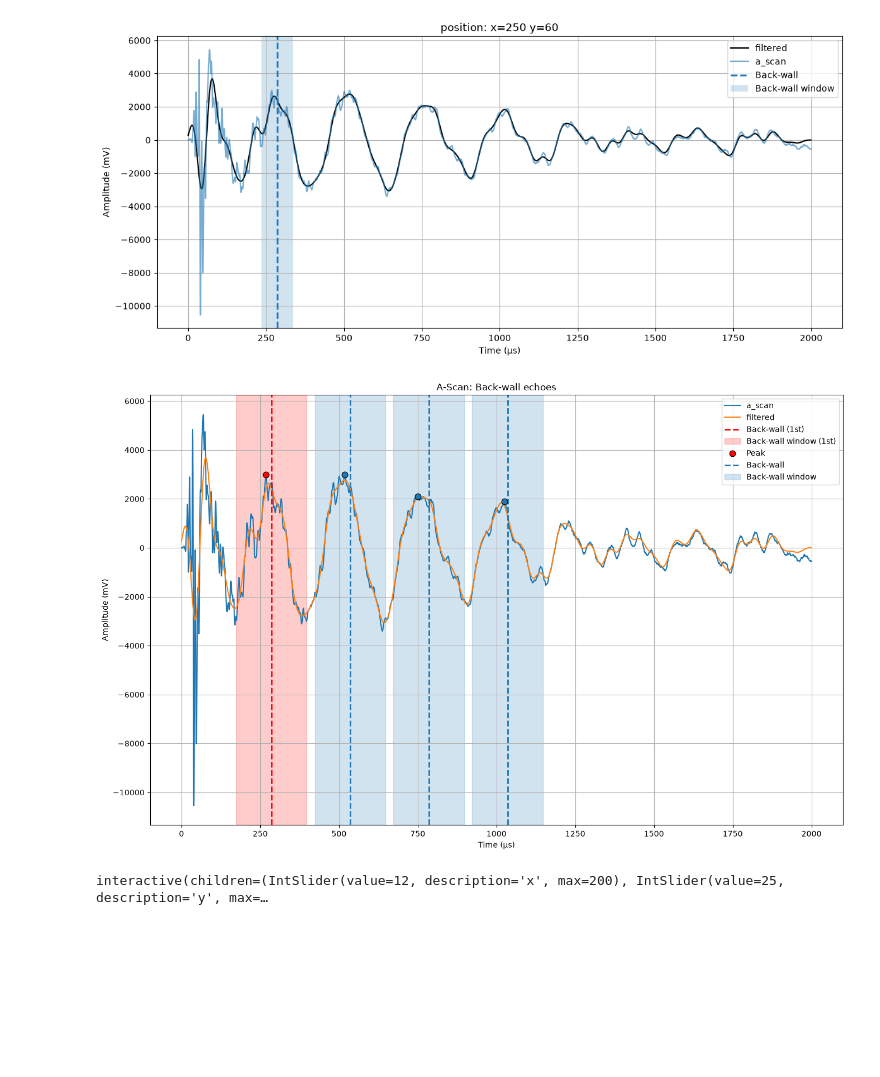
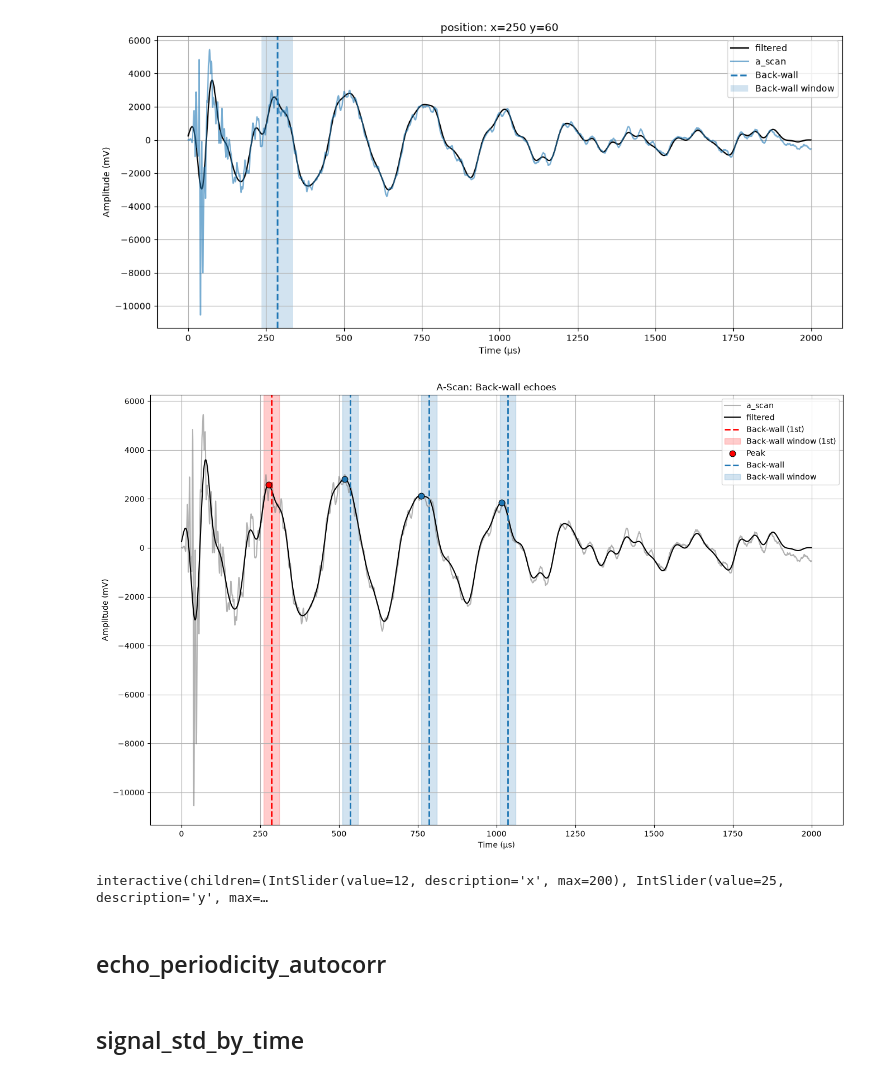
Before and after one commit to amirmuhammadalizade-cloud/UltrasonicProject_ML, a Jupyter notebook: notebooks/UT_ML.ipynb, the cells around one changed output. Drawn from its saved outputs; the diff is of its cells as text; code cells hidden in the pictures; blank space fills up the shorter version.

```diff
--- a/notebooks/UT_ML.ipynb
+++ b/notebooks/UT_ML.ipynb
@@ -105,8 +79,8 @@ a_scan = data[25, 6, :]
 filtered = butterworth_bandpass(
     a_scan,
     fs=2e6,
-    lowcut=0.002e6,
-    highcut=0.02e6
+    lowcut=500,
+    highcut=2e4
 )
 
 
@@ -149,7 +123,7 @@ a_scan = data[25, 6, :]
 time_us = Z
 first_backwall = 285.65   # µs
 echo_spacing = 250.0      # µs
-window_width = 45         # samples
+window_width = 10        # samples
 
 # Sampling rate
 fs = 2_000_000            # Hz
@@ -167,8 +141,8 @@ n_echoes = 4
 # Plot
 # -----------------------------
 plt.figure(figsize=(16, 10))
-plt.plot(time_us, a_scan, label='a_scan')
-plt.plot(time_us, filtered, label='filtered')
+plt.plot(time_us, a_scan, label='a_scan', color='gray', alpha=0.6)
+plt.plot(time_us, filtered, label='filtered', color='black')
 
 # -----------------------------
 # Mark first n_echoes Back-wall echoes
@@ -204,35 +178,35 @@ for echo_number in range(1, n_echoes + 1):
     # پیدا کردن نقطه پیک داخل این هاله
     # -----------------------------
     mask = (time_us >= win_start) & (time_us <= win_end)
     if np.any(mask):
         window_times = time_us[mask]
-        window_vals = a_scan[mask]
+        window_vals = filtered[mask]
 
         peak_idx = np.argmax(window_vals)  # پیک بر اساس بیشترین دامنه (مثبت یا منفی)
         peak_time = window_times[peak_idx]
         peak_val = window_vals[peak_idx]
 
         plt.scatter(
             peak_time,
             peak_val,
             color=color,
             marker='o',
             s=60,
             zorder=5,
             edgecolor='black',
             linewidth=0.8,
             label='Peak' if echo_number == 1 else None
         )
 
 plt.xlabel('Time (µs)')
 plt.ylabel('Amplitude (mV)')
 plt.title('A-Scan: Back-wall echoes')
 plt.legend()
 plt.grid()
 plt.savefig('a_scan__1.png')
 plt.show()
 # %% [output]
-[figure, old version]
+[figure, new version]
 # %%
 def get_backwall_echoes(x_idx, y_idx, first_backwall, half_window=50, max_echoes=3):
     """
@@ -550,0 +295,2 @@ def spectral_attenuation_shift(echoes, sampling_rate):
+# %% [markdown]
+## echo_periodicity_autocorr
@@ -550,0 +400,2 @@ def spectral_attenuation_shift(echoes, sampling_rate):
+# %% [markdown]
+## signal_std_by_time
```
Also changed, not shown: parts of 13 cells of this notebook, 2 other files.
